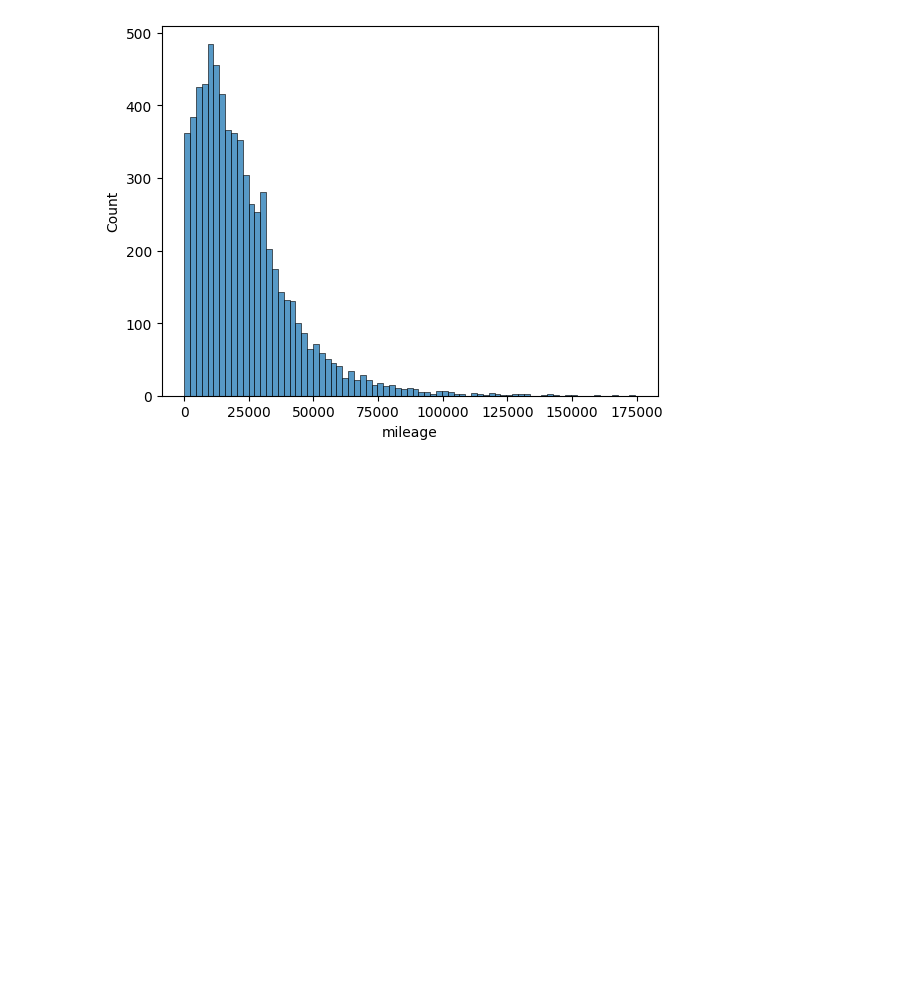
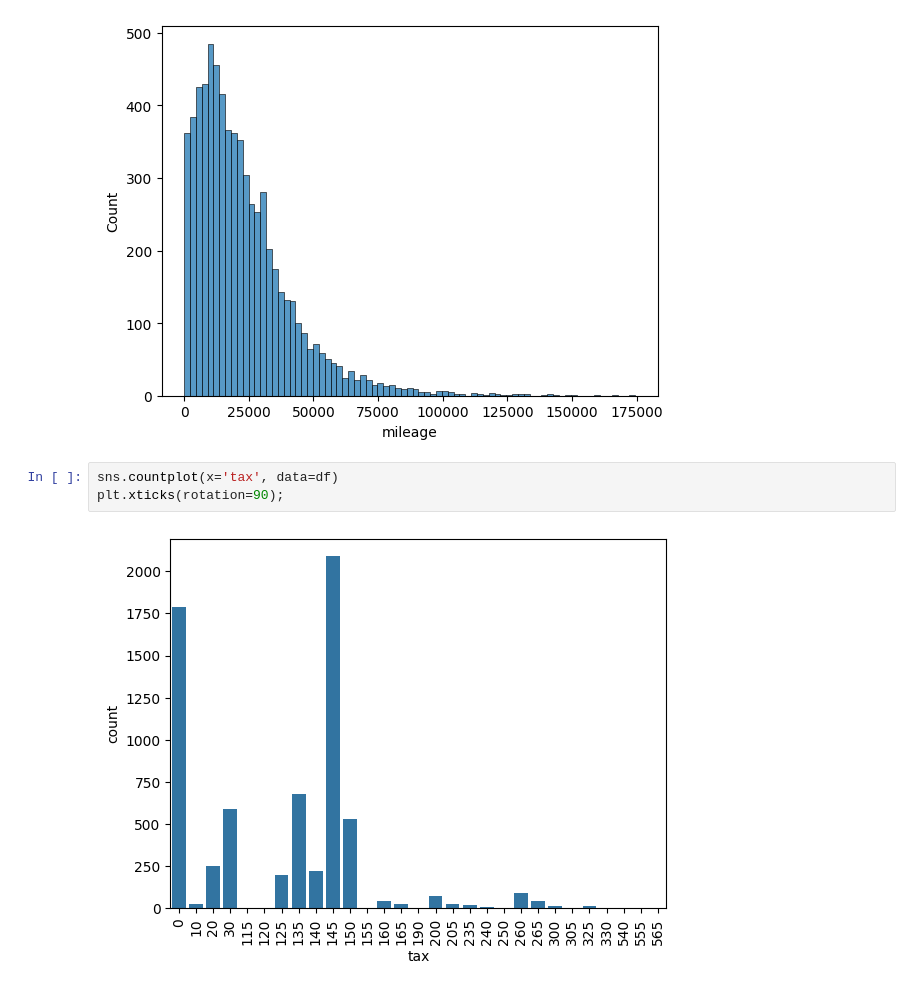
Before and after one commit to zakzakzak/kaggle, a Jupyter notebook: prediction-car-price.ipynb, the cells around one changed output. Saved outputs shown, nothing was run; the diff lists cells and outputs as text; blank space fills up the shorter version.

```diff
--- a/prediction-car-price.ipynb
+++ b/prediction-car-price.ipynb
@@ -159,3 +159,8 @@ sns.histplot(df['mileage'])
 # %% [output]
 <Axes: xlabel='mileage', ylabel='Count'>
 [figure]
+# %%
+sns.countplot(x='tax', data=df)
+plt.xticks(rotation=90);
+# %% [output]
+[figure, added]
```
Also changed, not shown: parts of 3 cells of this notebook.
